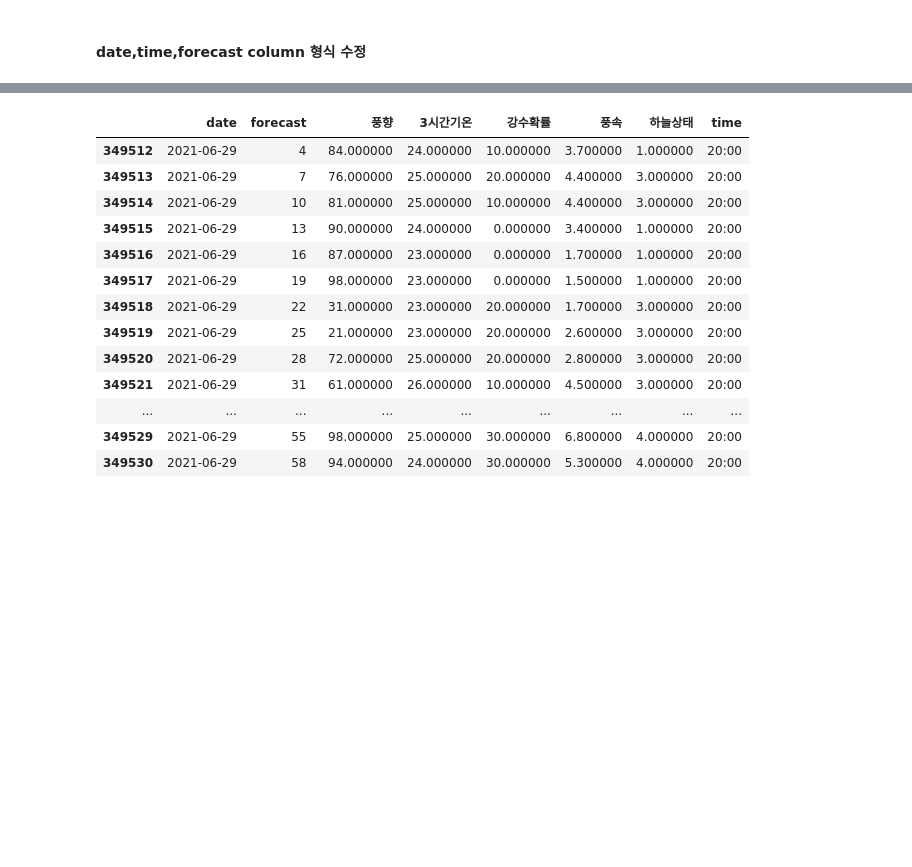
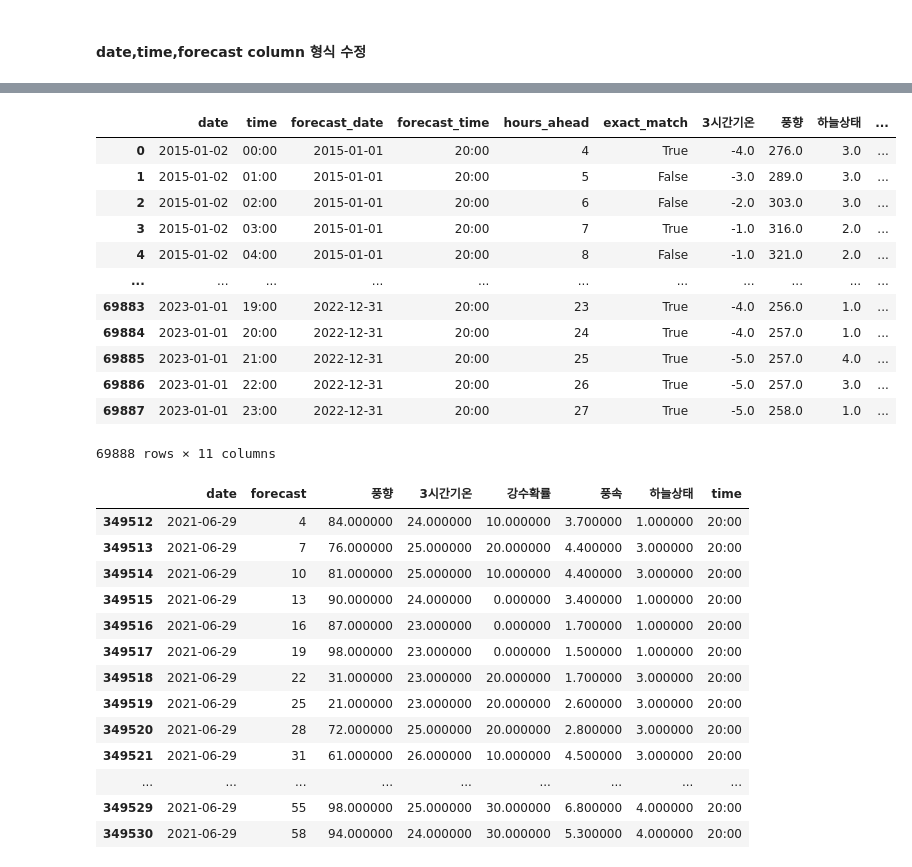
Before and after one commit to SoominChung/renewable-power-prediction, a Jupyter notebook: data_preprocessing/weather_forecast_data/data_processing.ipynb, the cells around one changed output, grey strips where cells are left out. Drawn from its saved outputs; the diff is of its cells as text; code cells hidden in the pictures; blank space fills up the shorter version.

```diff
--- a/data_preprocessing/weather_forecast_data/data_processing.ipynb
+++ b/data_preprocessing/weather_forecast_data/data_processing.ipynb
@@ -337 +466,18 @@ sample[sample['date']=='2021-06-30']
+# %%
+a = pd.read_parquet('/Users/soomin/Desktop/공공데이터/renewable-power-prediction/data/weather_forecast_data/nextday_forecast/2000/동해.parquet')
+a
+# %% [output]
+|  | date | time | forecast_date | forecast_time | hours_ahead | exact_match | 3시간기온 | 풍향 | 하늘상태 | ... |
+| 0 | 2015-01-02 | 00:00 | 2015-01-01 | 20:00 | 4 | True | -4.0 | 276.0 | 3.0 | ... |
+| 1 | 2015-01-02 | 01:00 | 2015-01-01 | 20:00 | 5 | False | -3.0 | 289.0 | 3.0 | ... |
+| 2 | 2015-01-02 | 02:00 | 2015-01-01 | 20:00 | 6 | False | -2.0 | 303.0 | 3.0 | ... |
+| 3 | 2015-01-02 | 03:00 | 2015-01-01 | 20:00 | 7 | True | -1.0 | 316.0 | 2.0 | ... |
+| 4 | 2015-01-02 | 04:00 | 2015-01-01 | 20:00 | 8 | False | -1.0 | 321.0 | 2.0 | ... |
+| ... | ... | ... | ... | ... | ... | ... | ... | ... | ... | ... |
+| 69883 | 2023-01-01 | 19:00 | 2022-12-31 | 20:00 | 23 | True | -4.0 | 256.0 | 1.0 | ... |
+| 69884 | 2023-01-01 | 20:00 | 2022-12-31 | 20:00 | 24 | True | -4.0 | 257.0 | 1.0 | ... |
+| 69885 | 2023-01-01 | 21:00 | 2022-12-31 | 20:00 | 25 | True | -5.0 | 257.0 | 4.0 | ... |
+| 69886 | 2023-01-01 | 22:00 | 2022-12-31 | 20:00 | 26 | True | -5.0 | 257.0 | 3.0 | ... |
+| 69887 | 2023-01-01 | 23:00 | 2022-12-31 | 20:00 | 27 | True | -5.0 | 258.0 | 1.0 | ... |
+69888 rows × 11 columns
 # %%
```
Also changed, not shown: parts of 11 cells of this notebook, 3 other files.
